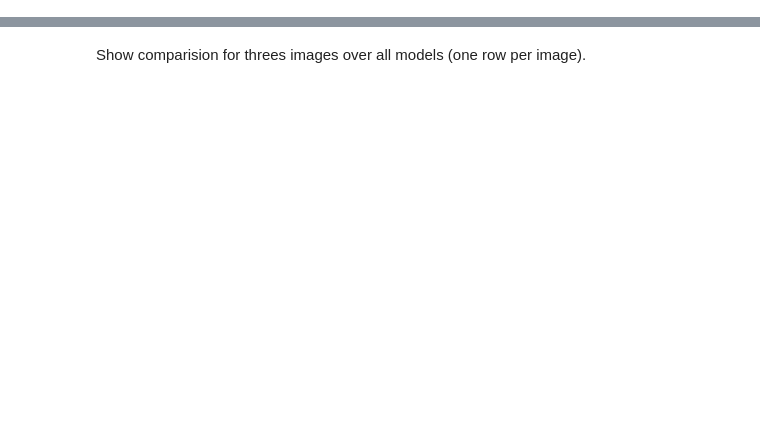
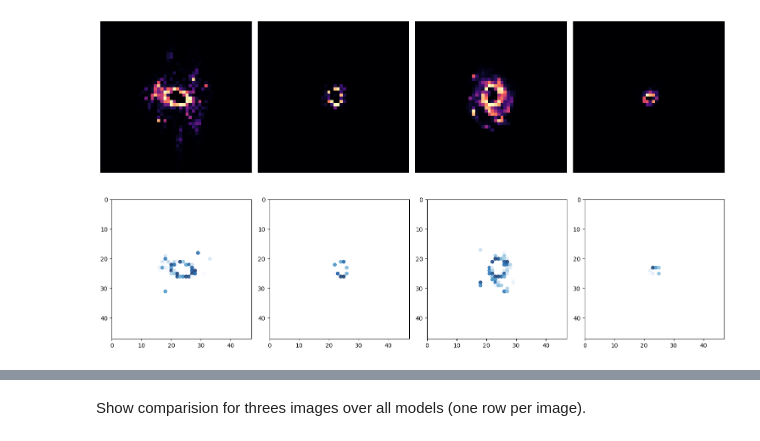
Before and after one commit to mbertagna/Galaxy-Deconv, a Jupyter notebook: final_report.ipynb, the cells around one changed output, grey strips where cells are left out. Cells and saved outputs as stored; diff of their text form; code cells hidden in the pictures; blank space fills up the shorter version.

```diff
--- a/final_report.ipynb
+++ b/final_report.ipynb
@@ -60,0 +212,10 @@ Show batch of output from model with ground truth.
+# %%
+masked_image_batch = mask_batched(transform_tensor_batched(gt_batch), peak_pos=0.3)
+plot_batched_images(masked_image_batch)
+plt.show()
+points, weights = mask_to_points_and_weights_batched(masked_image_batch)
+plot_batched_points(points, weights)
+plt.show()
+# %% [output]
+[figure, added]
+[figure, added]
```
Also changed, not shown: parts of 51 cells of this notebook.
